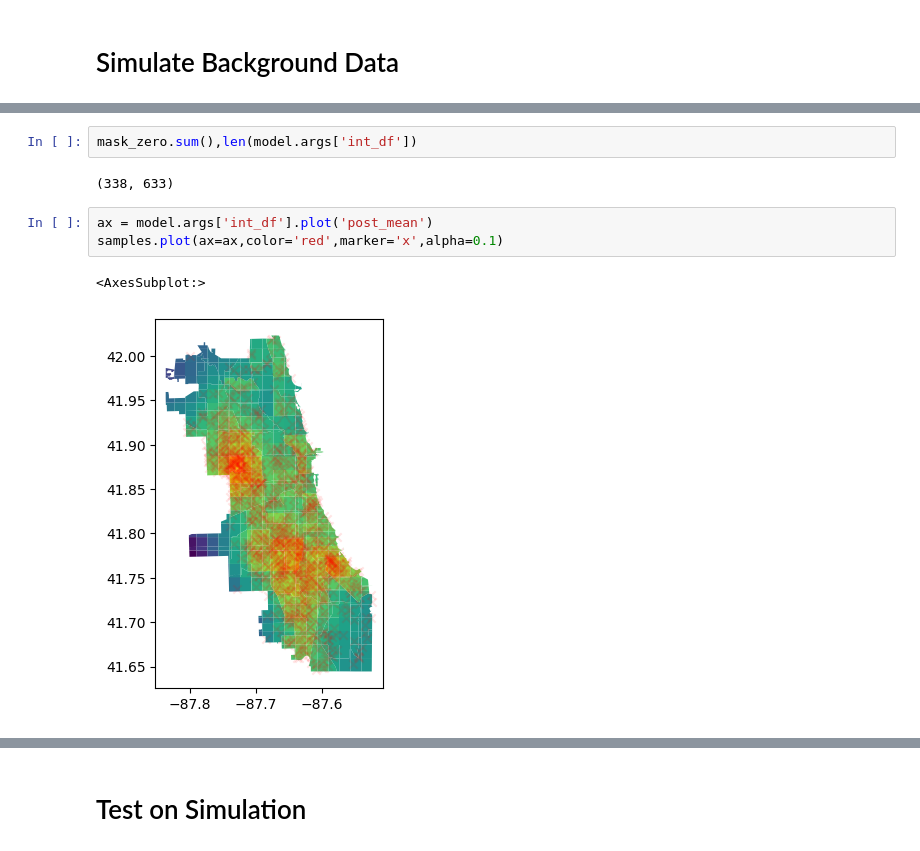
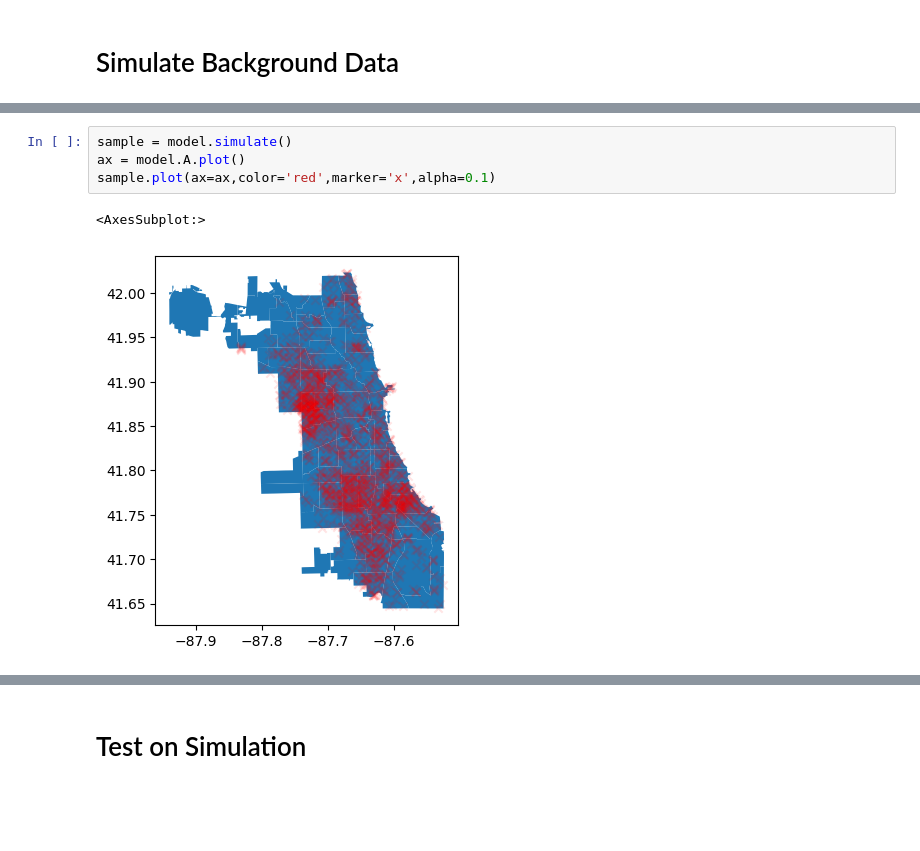
Before and after one commit to imanring/BSTPP, a Jupyter notebook: Simulation.ipynb, the cells around one changed output, grey strips where cells are left out. Drawn from its saved outputs; the diff is of its cells as text; blank space fills up the shorter version.

```diff
--- a/Simulation.ipynb
+++ b/Simulation.ipynb
@@ -34,10 +27,7 @@ samples = samples.explode(index_parts=False)
-# %%
-mask_zero.sum(),len(model.args['int_df'])
-# %% [output]
-(338, 633)
-# %%
-ax = model.args['int_df'].plot('post_mean')
-samples.plot(ax=ax,color='red',marker='x',alpha=0.1)
-# %% [output]
-<AxesSubplot:>
-[figure, removed]
+# %%
+sample = model.simulate()
+ax = model.A.plot()
+sample.plot(ax=ax,color='red',marker='x',alpha=0.1)
+# %% [output]
+<AxesSubplot:>
+[figure, added]
```
Also changed, not shown: parts of 9 cells of this notebook, 1 other file.
